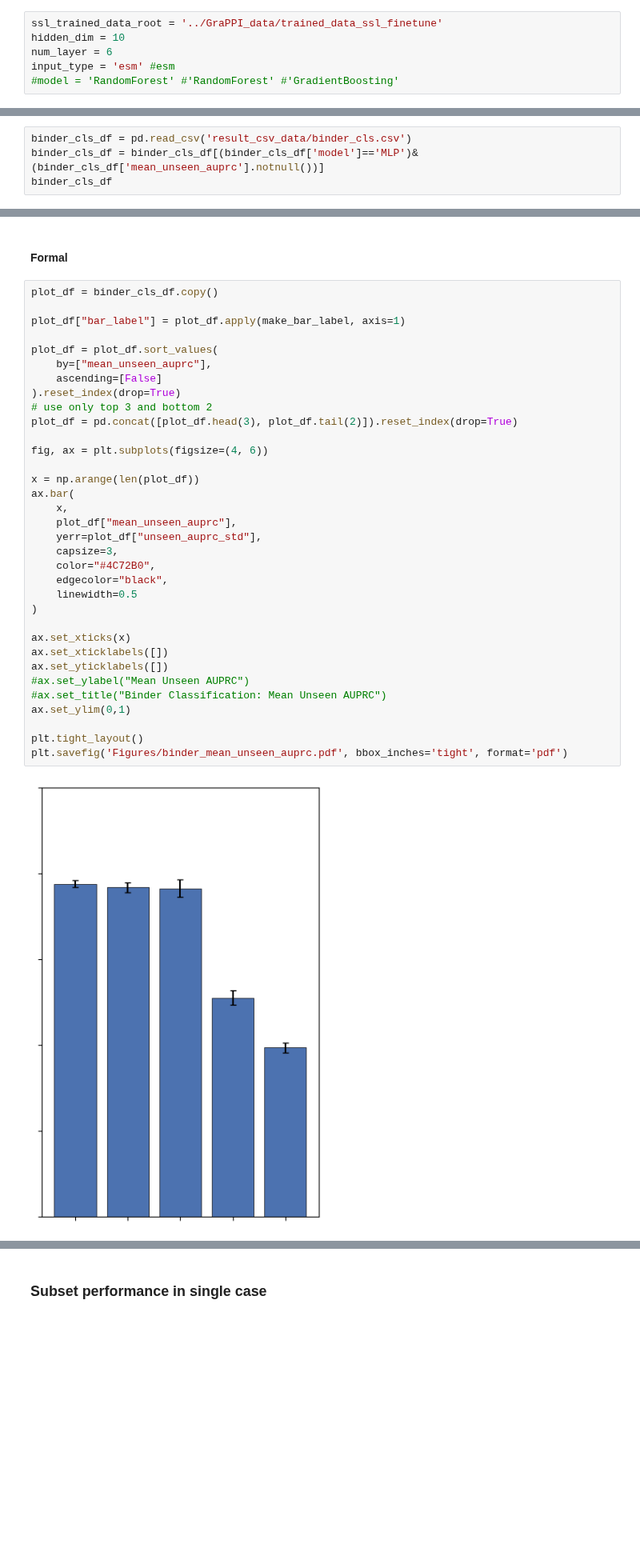
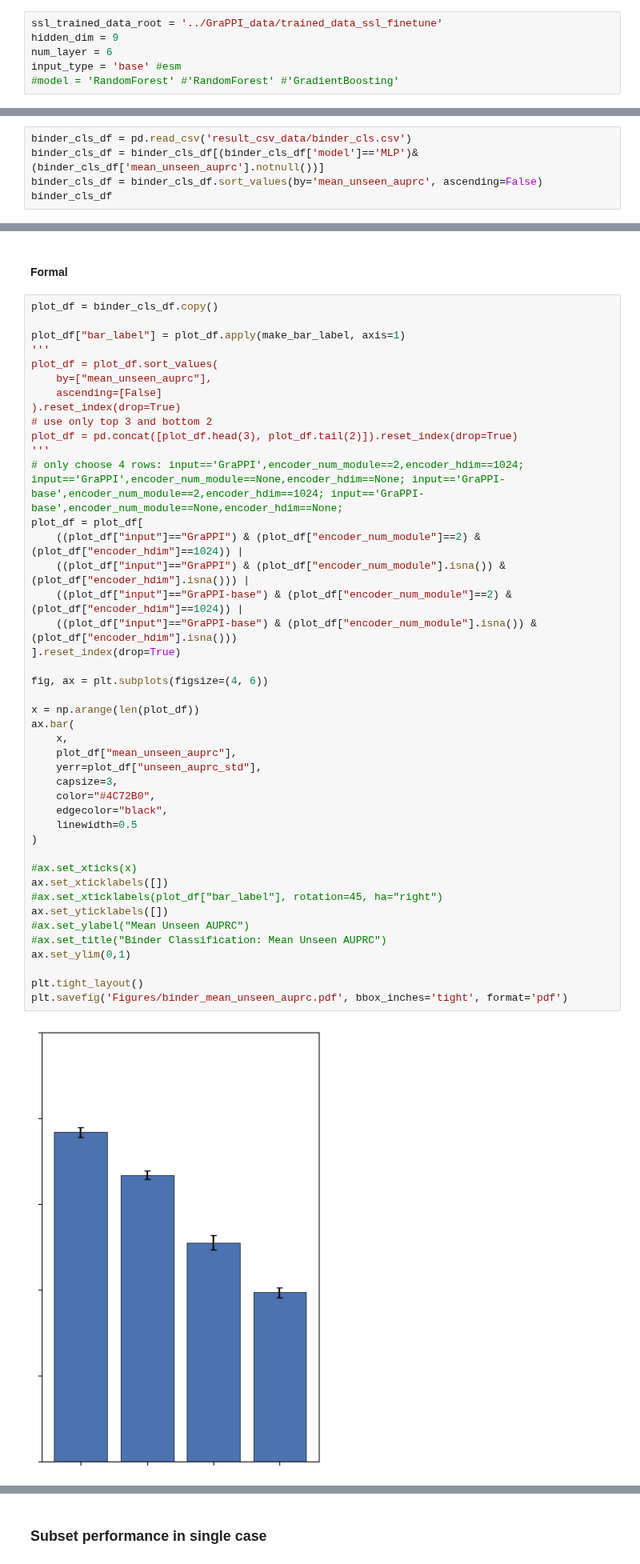
Before and after one commit to zhaolabutmb/GraPPI, a Jupyter notebook: App_plots.ipynb, the cells around one changed output, grey strips where cells are left out. Shown at 80% size. Cells and saved outputs as stored; diff of their text form; blank space fills up the shorter version.

Commit message:
figure updates

```diff
--- a/App_plots.ipynb
+++ b/App_plots.ipynb
@@ -36,9 +36,9 @@ ML_MODELS = ('GradientBoosting', 'RandomForest', 'SVR', 'DecisionTree')
 ## Selected model plots
 # %%
 ssl_trained_data_root = '../GraPPI_data/trained_data_ssl_finetune'
-hidden_dim = 10
+hidden_dim = 9
 num_layer = 6
-input_type = 'esm' #esm
+input_type = 'base' #esm
 #model = 'RandomForest' #'RandomForest' #'GradientBoosting'
 # %% [markdown]
 ### Demo
@@ -173,6 +173,7 @@ raw_probs['DeepRank-gnn-esm']['preppi'] = np.clip(raw_probs['DeepRank-gnn-esm'][
 # %%
 binder_cls_df = pd.read_csv('result_csv_data/binder_cls.csv')
 binder_cls_df = binder_cls_df[(binder_cls_df['model']=='MLP')&(binder_cls_df['mean_unseen_auprc'].notnull())]
+binder_cls_df = binder_cls_df.sort_values(by='mean_unseen_auprc', ascending=False)
 binder_cls_df
 # %% [output]
 |  | input | encoder_num_module | encoder_hdim | model | test_auroc | test_f1 | test_accuracy | ... |
@@ -277,38 +278,47 @@ plt.tight_layout()
 plot_df = binder_cls_df.copy()
 
 plot_df["bar_label"] = plot_df.apply(make_bar_label, axis=1)
-
+'''
 plot_df = plot_df.sort_values(
     by=["mean_unseen_auprc"],
     ascending=[False]
 ).reset_index(drop=True)
 # use only top 3 and bottom 2
 plot_df = pd.concat([plot_df.head(3), plot_df.tail(2)]).reset_index(drop=True)
+'''
+# only choose 4 rows: input=='GraPPI',encoder_num_module==2,encoder_hdim==1024; input=='GraPPI',encoder_num_module==None,encoder_hdim==None; input=='GraPPI-base',encoder_num_module==2,encoder_hdim==1024; input=='GraPPI-base',encoder_num_module==None,encoder_hdim==None;
+plot_df = plot_df[
+    ((plot_df["input"]=="GraPPI") & (plot_df["encoder_num_module"]==2) & (plot_df["encoder_hdim"]==1024)) |
+    ((plot_df["input"]=="GraPPI") & (plot_df["encoder_num_module"].isna()) & (plot_df["encoder_hdim"].isna())) |
+    ((plot_df["input"]=="GraPPI-base") & (plot_df["encoder_num_module"]==2) & (plot_df["encoder_hdim"]==1024)) |
+    ((plot_df["input"]=="GraPPI-base") & (plot_df["encoder_num_module"].isna()) & (plot_df["encoder_hdim"].isna()))
+].reset_index(drop=True)
 
 fig, ax = plt.subplots(figsize=(4, 6))
 
 x = np.arange(len(plot_df))
 ax.bar(
     x,
     plot_df["mean_unseen_auprc"],
     yerr=plot_df["unseen_auprc_std"],
     capsize=3,
     color="#4C72B0",
     edgecolor="black",
     linewidth=0.5
 )
 
-ax.set_xticks(x)
+#ax.set_xticks(x)
 ax.set_xticklabels([])
+#ax.set_xticklabels(plot_df["bar_label"], rotation=45, ha="right")
 ax.set_yticklabels([])
 #ax.set_ylabel("Mean Unseen AUPRC")
 #ax.set_title("Binder Classification: Mean Unseen AUPRC")
 ax.set_ylim(0,1)
 
 plt.tight_layout()
 plt.savefig('Figures/binder_mean_unseen_auprc.pdf', bbox_inches='tight', format='pdf')
 # %% [output]
-[figure, old version]
+[figure, new version]
 # %%
 plot_df = binder_cls_df.copy()
 
```
Also changed, not shown: parts of 7 cells of this notebook, 3 other files.
